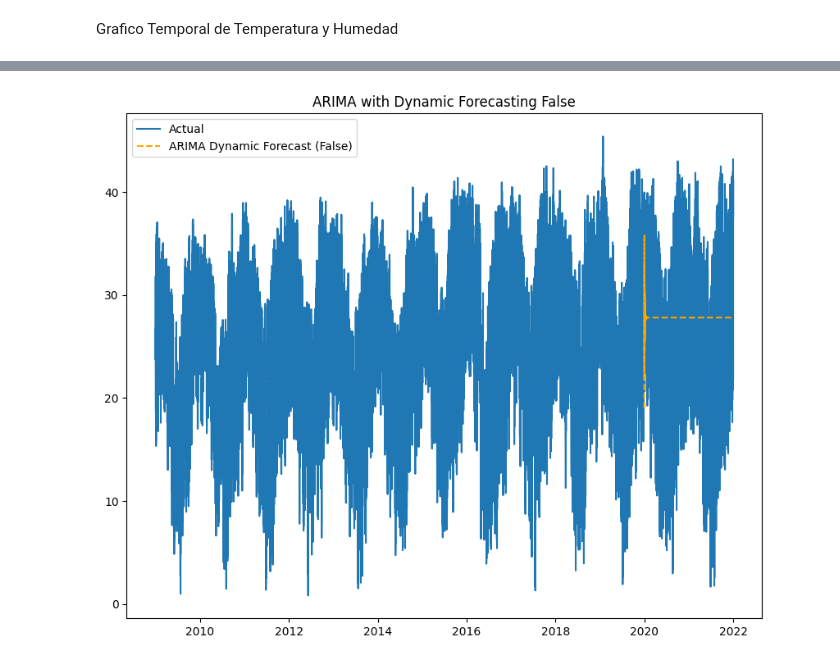
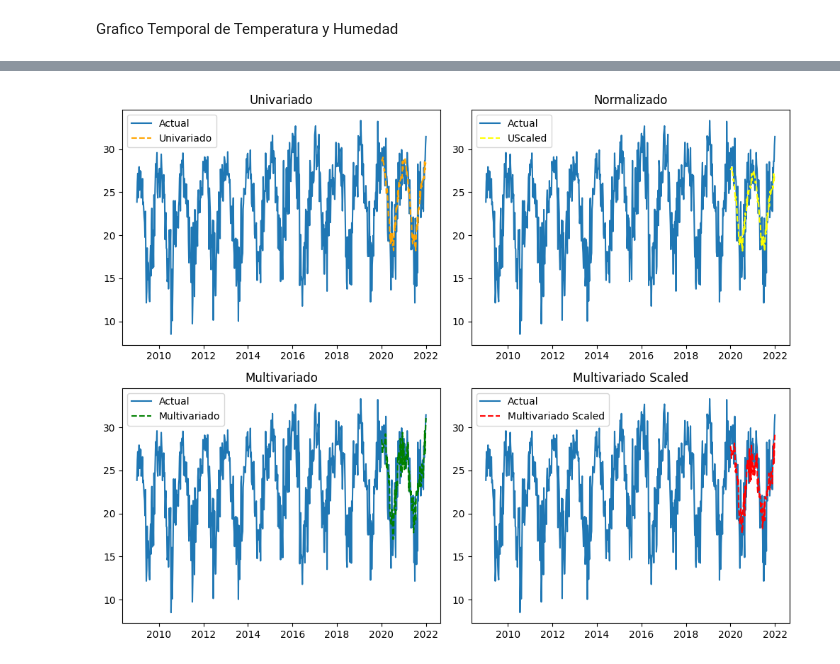
Before and after one commit to MauricioGaleano017/1erParcialIA_Fiuna, a Jupyter notebook: TPIATemperatura.ipynb, the cells around one changed output, grey strips where cells are left out. Cells and saved outputs as stored; diff of their text form; code cells hidden in the pictures.

```diff
--- a/TPIATemperatura.ipynb
+++ b/TPIATemperatura.ipynb
@@ -185,36 +257,42 @@ pred_arima_dynamic_false = results_arima_dynamic_false.predict(start='2020-01-01
+# %%
+SarimaxSemanaScaled = sm.tsa.SARIMAX(STrainSemana,exog=exog, order=(1, 0, 2), seasonal_order=(1,0,1,52))
+fitSemanaScaled = SarimaxSemanaScaled.fit()
+# %%
+forecast = fitSemana.forecast(steps=105, exog=fhumidity)
+# %%
+forecastscaled=fitSemanaScaled.forecast(steps=105,exog=fhumidity)
+# %%
+PSSMT= scaler.inverse_transform(forecastscaled.values.reshape(-1,1))
+PredSemanaScaledMT = pd.DataFrame(PSSMT, index=TestSemana.index, columns=['TempScaled'])
 # %%
-# Plotting results
+
 plt.figure(figsize=(10, 8))
 
-# AR Model
-#plt.subplot(221)
-#plt.plot(DataFechaTemperatura, label='Actual')
-#plt.plot(pred_ar, color='red', linestyle='--', label='AR Model Forecast')
-#plt.title('AR Model')
-#plt.legend()
-
-# MA Model
-#plt.subplot(222)
-#plt.plot(DataFechaTemperatura, label='Actual')
-#plt.plot(pred_ma, color='green', linestyle='--', label='MA Model Forecast')
-#plt.title('MA Model')
-#plt.legend()
-
-# ARIMA with Dynamic Forecasting True
-#plt.subplot(223)
-#plt.plot(DataFechaTemperatura, label='Actual')
-#plt.plot(pred_arima_dynamic_true, color='blue', linestyle='--', label='ARIMA Dynamic Forecast (True)')
-#plt.title('ARIMA with Dynamic Forecasting True')
-#plt.legend()
-
-# ARIMA with Dynamic Forecasting False
-#plt.subplot(224)
-plt.plot(DataFechaTemperatura, label='Actual')
-plt.plot(pred_arima_dynamic_false, color='orange', linestyle='--', label='ARIMA Dynamic Forecast (False)')
-plt.title('ARIMA with Dynamic Forecasting False')
+plt.subplot(221)
+plt.plot(TempPromSemana, label='Actual')
+plt.plot(PredSemana, color='orange', linestyle='--', label='Univariado')
+plt.title('Univariado')
 plt.legend()
 
-#plt.tight_layout()
+plt.subplot(222)
+plt.plot(TempPromSemana, label='Actual')
+plt.plot(PredSemanaScaledT, color='yellow', linestyle='--', label='UScaled')
+plt.title('Normalizado')
+plt.legend()
+
+plt.subplot(223)
+plt.plot(TempPromSemana, label='Actual')
+plt.plot(forecast, color='green', linestyle='--', label='Multivariado')
+plt.title('Multivariado')
+plt.legend()
+
+plt.subplot(224)
+plt.plot(TempPromSemana, label='Actual')
+plt.plot(PredSemanaScaledMT, color='red', linestyle='--', label='Multivariado Scaled')
+plt.title('Multivariado Scaled')
+plt.legend()
+
+plt.tight_layout()
 plt.show()
 # %% [output]
-[figure, old version]
+[figure, new version]
```
Also changed, not shown: parts of 29 cells of this notebook.
